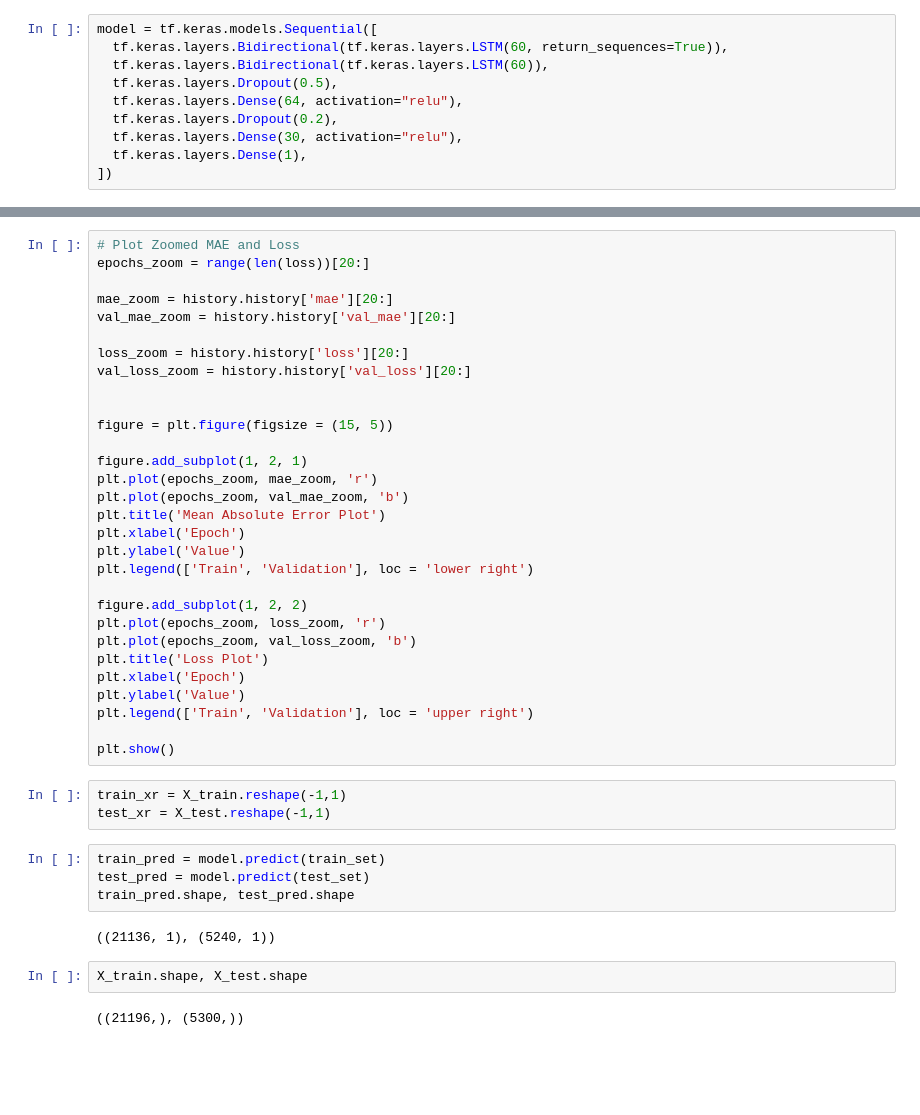
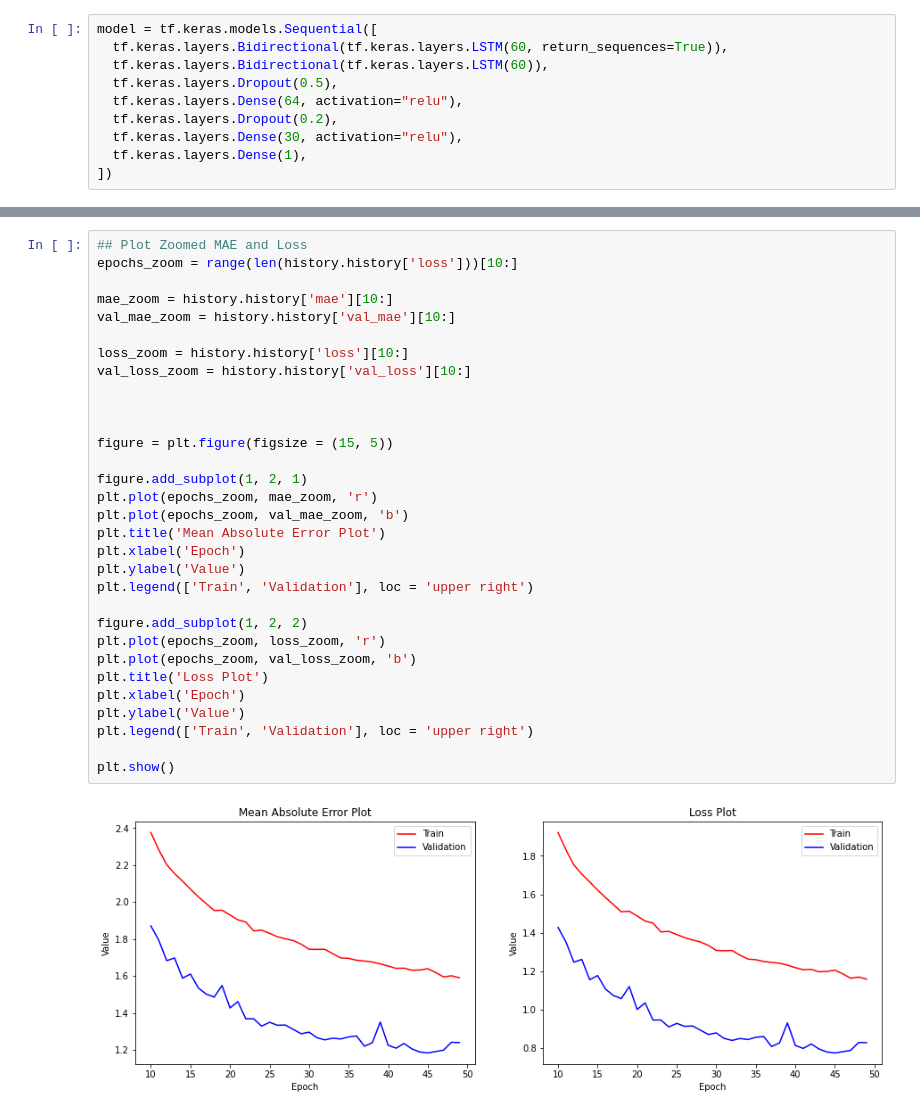
Before and after one commit to RaynoldPanjiZ/IDCamp-2022-ML-path, a Jupyter notebook: Pengembangan Machine Learning/submition2_TimeSeries.ipynb, the cells around one changed output, grey strips where cells are left out. Cells and saved outputs as stored; diff of their text form; blank space fills up the shorter version.

```diff
--- a/Pengembangan Machine Learning/submition2_TimeSeries.ipynb
+++ b/Pengembangan Machine Learning/submition2_TimeSeries.ipynb
@@ -211,43 +207,33 @@ plt.show()
 # %%
-# Plot Zoomed MAE and Loss
-epochs_zoom = range(len(loss))[20:]
+## Plot Zoomed MAE and Loss
+epochs_zoom = range(len(history.history['loss']))[10:]
 
-mae_zoom = history.history['mae'][20:]
-val_mae_zoom = history.history['val_mae'][20:]
+mae_zoom = history.history['mae'][10:]
+val_mae_zoom = history.history['val_mae'][10:]
 
-loss_zoom = history.history['loss'][20:]
-val_loss_zoom = history.history['val_loss'][20:]
+loss_zoom = history.history['loss'][10:]
+val_loss_zoom = history.history['val_loss'][10:]
+
 
 
 figure = plt.figure(figsize = (15, 5))
 
 figure.add_subplot(1, 2, 1)
 plt.plot(epochs_zoom, mae_zoom, 'r')
 plt.plot(epochs_zoom, val_mae_zoom, 'b')
 plt.title('Mean Absolute Error Plot')
 plt.xlabel('Epoch')
 plt.ylabel('Value')
-plt.legend(['Train', 'Validation'], loc = 'lower right')
+plt.legend(['Train', 'Validation'], loc = 'upper right')
 
 figure.add_subplot(1, 2, 2)
 plt.plot(epochs_zoom, loss_zoom, 'r')
 plt.plot(epochs_zoom, val_loss_zoom, 'b')
 plt.title('Loss Plot')
 plt.xlabel('Epoch')
 plt.ylabel('Value')
 plt.legend(['Train', 'Validation'], loc = 'upper right')
 
 plt.show()
+# %% [output]
+[figure, added]
-# %%
-train_xr = X_train.reshape(-1,1)
-test_xr = X_test.reshape(-1,1)
-# %%
-train_pred = model.predict(train_set)
-test_pred = model.predict(test_set)
-train_pred.shape, test_pred.shape
-# %% [output]
-((21136, 1), (5240, 1))
-# %%
-X_train.shape, X_test.shape
-# %% [output]
-((21196,), (5300,))
```
Also changed, not shown: parts of 15 cells of this notebook, 1 other file.
